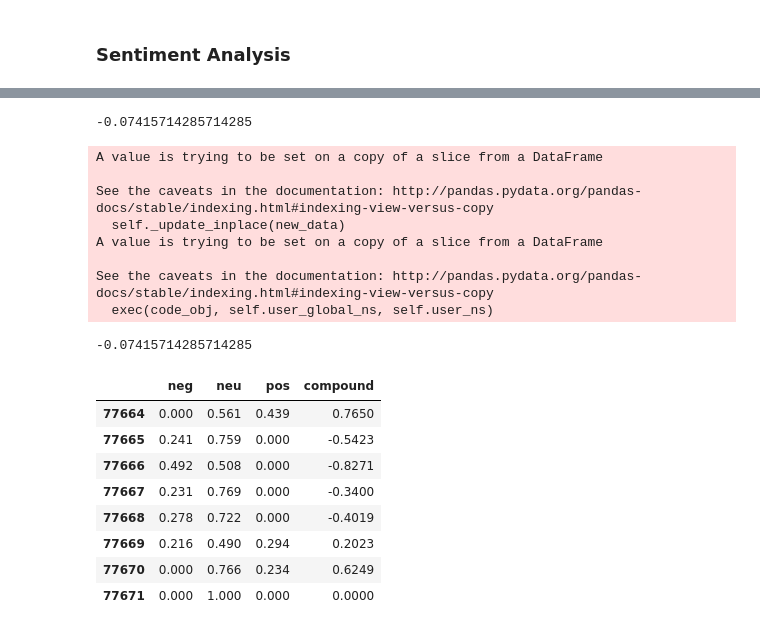
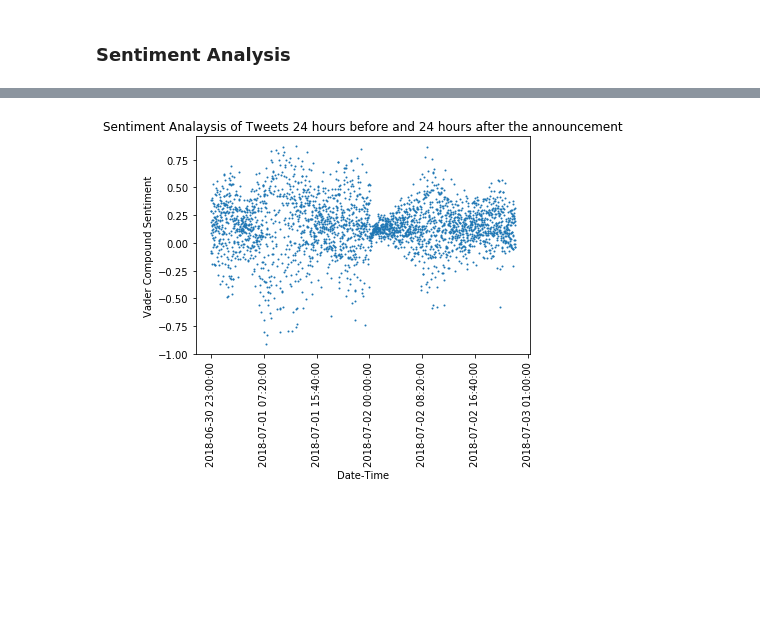
Before and after one commit to lrbachtiar/past_projects, a Jupyter notebook: lebron_decision/Twitter_data.ipynb, the cells around one changed output, grey strips where cells are left out. Cells and saved outputs as stored; diff of their text form; code cells hidden in the pictures; blank space fills up the shorter version.

```diff
--- a/lebron_decision/Twitter_data.ipynb
+++ b/lebron_decision/Twitter_data.ipynb
@@ -131,6 +135,10 @@ plt.show()
 ### Sentiment Analysis
 # %%
 sid = SentimentIntensityAnalyzer()
+# %%
+mask = (clean_df['date'] > sdate) & (clean_df['date'] <= edate)
+sub_df = clean_df.loc[mask]
+sub_df = sub_df.reset_index(drop=True)
 # %%
 sentdata = pd.DataFrame(columns=['neg', 'neu', 'pos', 'compound'])
 
@@ -163,6 +171,3 @@ date = sdate
 while date < edate:
     date += datetime.timedelta(minutes=1)
     date_df.append(date)
-# %%
-tweet_sent=[]
-mask = (sub_df['date'] <= date_df[1]) & (sub_df['date'] > date_df[0])
@@ -181,33 +174,8 @@ NameError: name 'num' is not defined
-# %%
-np.nanmean(temp)
-# %% [output]
--0.07415714285714285
 # %%
-temp=sentdata.loc[mask]['compound']
-temp[temp == 0] = np.nan
-res = np.nanmean(temp)
+tweet_sent=[]
+for i in range(0,len(date_df)-1):
+    mask = (sub_df['date'] <= date_df[i+1]) & (sub_df['date'] > date_df[i])
+    temp=sentdata.loc[mask]['compound'].copy()
+    temp[temp == 0] = np.nan
+    res = np.nanmean(temp)
+    tweet_sent.append(res)
-# %% [output]
-A value is trying to be set on a copy of a slice from a DataFrame
-
-See the caveats in the documentation: http://pandas.pydata.org/pandas-docs/stable/indexing.html#indexing-view-versus-copy
-  self._update_inplace(new_data)
-A value is trying to be set on a copy of a slice from a DataFrame
-
-See the caveats in the documentation: http://pandas.pydata.org/pandas-docs/stable/indexing.html#indexing-view-versus-copy
-  exec(code_obj, self.user_global_ns, self.user_ns)
-# %%
-res
-# %% [output]
--0.07415714285714285
-# %%
-sentdata.loc[mask]
-# %% [output]
-|  | neg | neu | pos | compound |
-| 77664 | 0.000 | 0.561 | 0.439 | 0.7650 |
-| 77665 | 0.241 | 0.759 | 0.000 | -0.5423 |
-| 77666 | 0.492 | 0.508 | 0.000 | -0.8271 |
-| 77667 | 0.231 | 0.769 | 0.000 | -0.3400 |
-| 77668 | 0.278 | 0.722 | 0.000 | -0.4019 |
-| 77669 | 0.216 | 0.490 | 0.294 | 0.2023 |
-| 77670 | 0.000 | 0.766 | 0.234 | 0.6249 |
-| 77671 | 0.000 | 1.000 | 0.000 | 0.0000 |
@@ -222,0 +182,13 @@ tweet_count.append(0)
+# %%
+fig, ax = plt.subplots()
+fig.canvas.draw()
+x = range(0,len(tweet_sent))
+plt.scatter(x, tweet_sent,s=1)
+ax.set_xticklabels(dtick)
+plt.xticks(rotation=90)
+ax.set_xlabel('Date-Time')
+ax.set_ylabel('Vader Compound Sentiment')
+plt.title('Sentiment Analaysis of Tweets 24 hours before and 24 hours after the announcement')
+plt.show()
+# %% [output]
+[figure, added]
```
Also changed, not shown: parts of 18 cells of this notebook.
